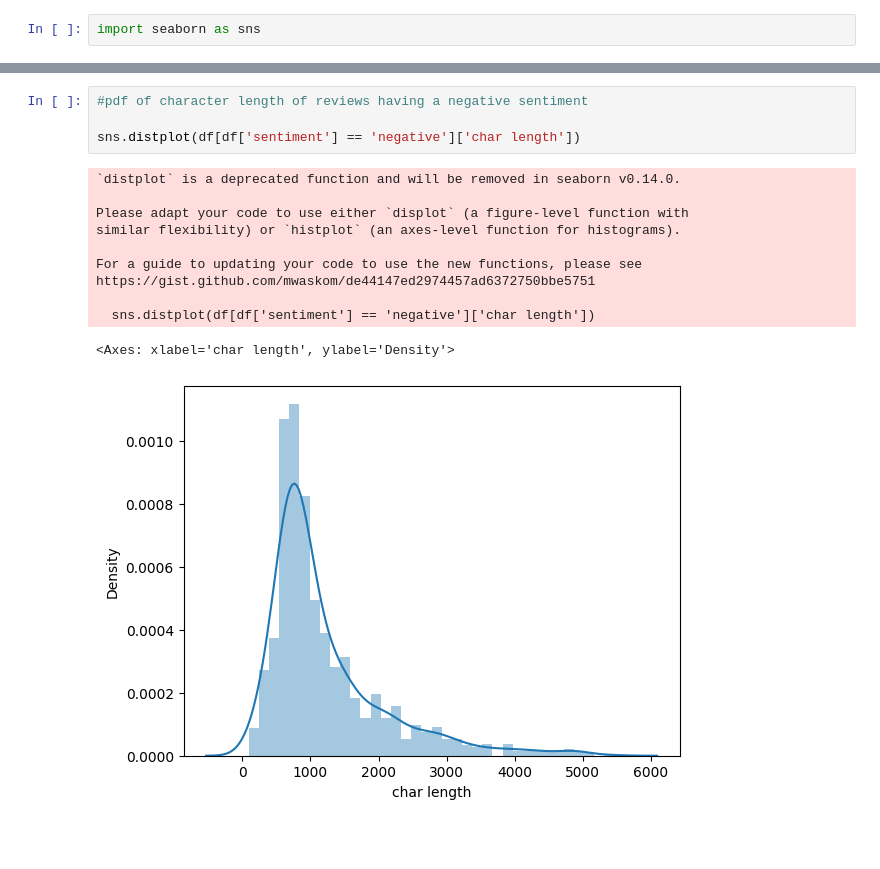
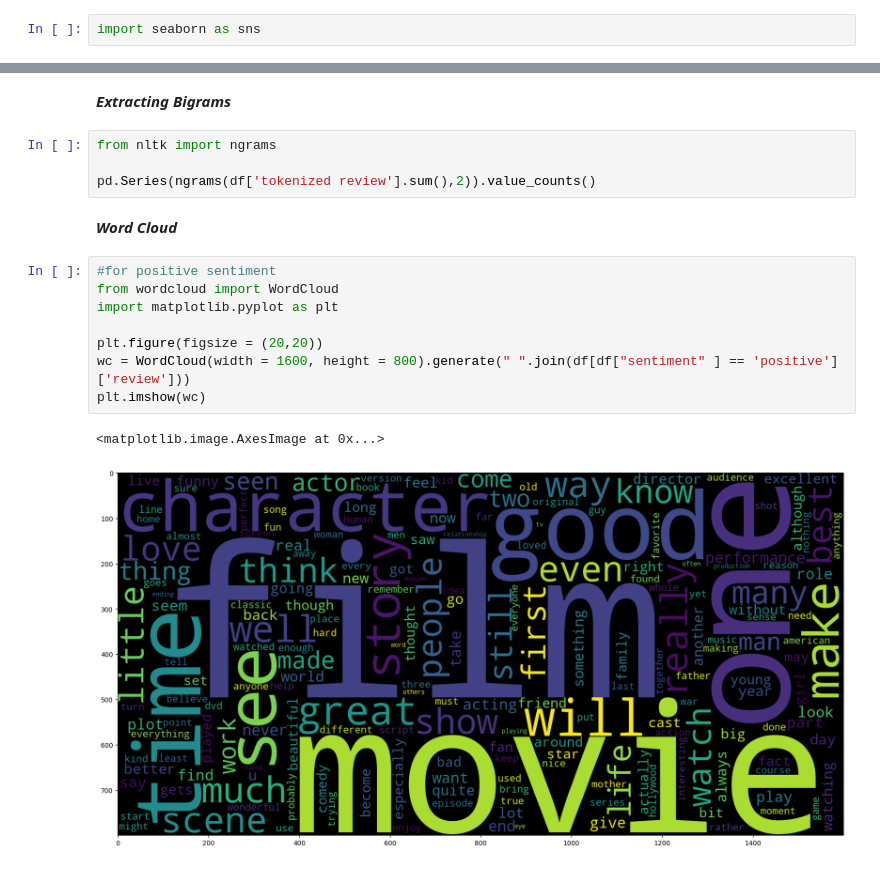
Before and after one commit to NityaVerma19/IMDB-DATA-ANALYSIS, a Jupyter notebook: IMDB.ipynb, the cells around one changed output, grey strips where cells are left out. Cells and saved outputs as stored; diff of their text form; blank space fills up the shorter version.

```diff
--- a/IMDB.ipynb
+++ b/IMDB.ipynb
@@ -380,16 +325,19 @@ https://gist.github.com/mwaskom/de44147ed2974457ad6372750bbe5751
-# %%
-#pdf of character length of reviews having a negative sentiment
-
-sns.distplot(df[df['sentiment'] == 'negative']['char length'])
-# %% [output]
-`distplot` is a deprecated function and will be removed in seaborn v0.14.0.
-
-Please adapt your code to use either `displot` (a figure-level function with
-similar flexibility) or `histplot` (an axes-level function for histograms).
-
-For a guide to updating your code to use the new functions, please see
-https://gist.github.com/mwaskom/de44147ed2974457ad6372750bbe5751
-
-  sns.distplot(df[df['sentiment'] == 'negative']['char length'])
-<Axes: xlabel='char length', ylabel='Density'>
-[figure, removed]
+# %% [markdown]
+***Extracting Bigrams***
+# %%
+from nltk import ngrams
+
+pd.Series(ngrams(df['tokenized review'].sum(),2)).value_counts()
+# %% [markdown]
+***Word Cloud***
+# %%
+#for positive sentiment
+from wordcloud import WordCloud
+import matplotlib.pyplot as plt
+
+plt.figure(figsize = (20,20))
+wc = WordCloud(width = 1600, height = 800).generate(" ".join(df[df["sentiment" ] == 'positive']['review']))
+plt.imshow(wc)
+# %% [output]
+<matplotlib.image.AxesImage at 0x...>
+[figure, added]
```
Also changed, not shown: parts of 19 cells of this notebook.
